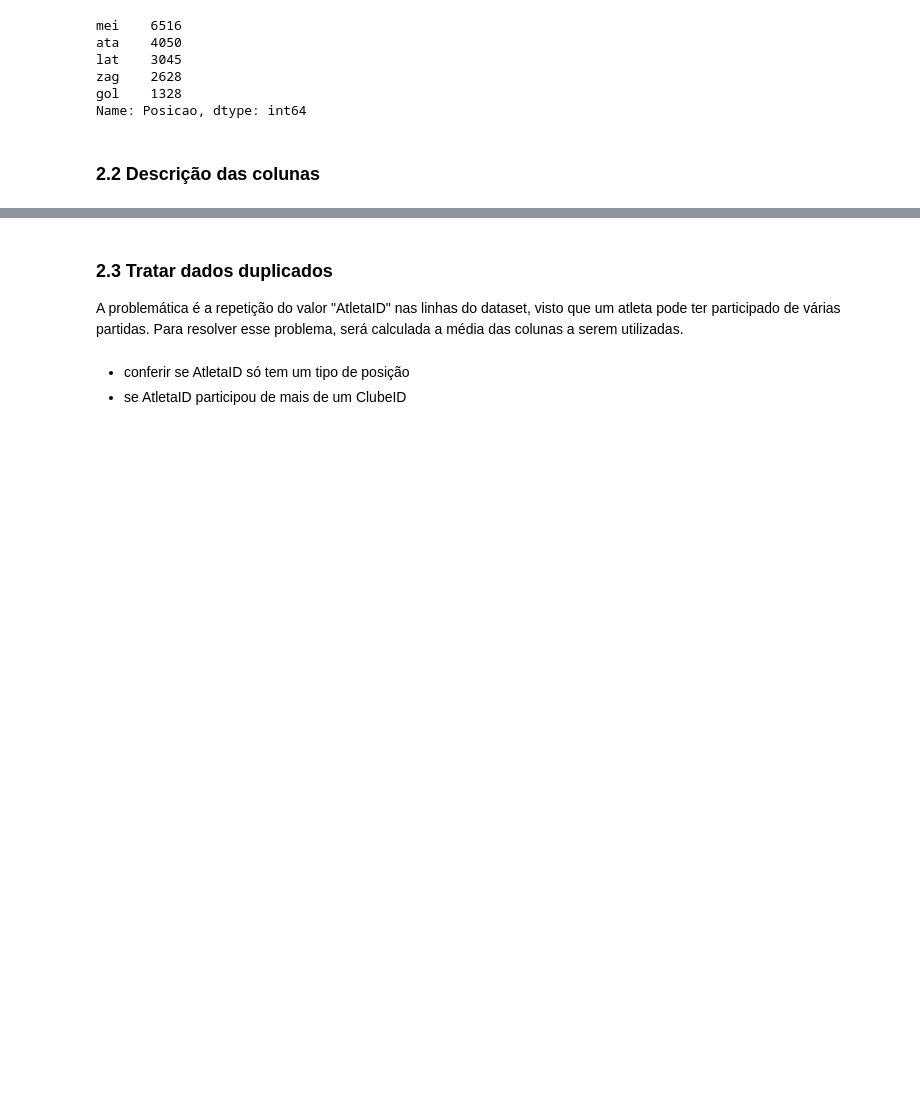
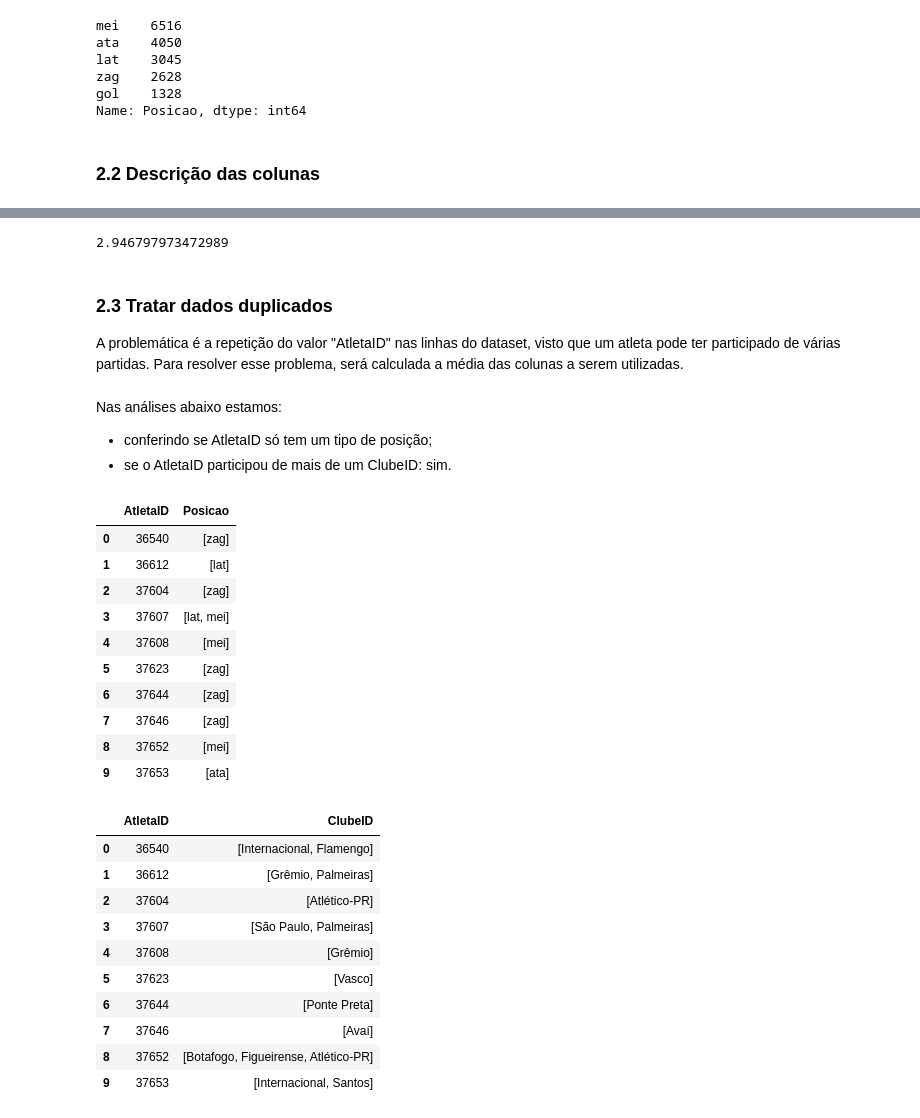
Before and after one commit to AndressaStefany/ClusteringAndCaRtola, a Jupyter notebook: Clustering.ipynb, the cells around one changed output, grey strips where cells are left out. Saved outputs shown, nothing was run; the diff lists cells and outputs as text; code cells hidden in the pictures; blank space fills up the shorter version.

```diff
--- a/Clustering.ipynb
+++ b/Clustering.ipynb
@@ -71,6 +71,11 @@ dados_agregados[colunas].describe()
 | 50% | 2.000000 | 2.880000 | 1.000000 | 2.000000 | 0.000000 | 0.000000 | 0.000000 | 1.000000 | 0.000000 | 0.000000 | 0.000000 | ... |
 | 75% | 5.200000 | 4.090000 | 2.000000 | 3.000000 | 0.000000 | 0.000000 | 1.000000 | 2.000000 | 0.000000 | 0.000000 | 0.000000 | ... |
 | max | 33.000000 | 21.830000 | 12.000000 | 14.000000 | 4.000000 | 2.000000 | 7.000000 | 10.000000 | 6.000000 | 3.000000 | 7.000000 | ... |
+# %%
+teste = dados_agregados[colunas].describe()
+teste.loc['mean','Pontos']
+# %% [output]
+2.946797973472989
 # %% [markdown]
 ### 2.3 Tratar dados duplicados
 
@@ -78,3 +88,4 @@ A problemática é a repetição do valor "AtletaID" nas linhas do dataset, vist
 # %% [markdown]
-- conferir se AtletaID só tem um tipo de posição
-- se AtletaID participou de mais de um ClubeID
+Nas análises abaixo estamos:
+- conferindo se AtletaID só tem um tipo de posição;
+- se o AtletaID participou de mais de um ClubeID: sim.
@@ -84,0 +92,29 @@ dados = dados[['Rodada','ClubeID','AtletaID','Posicao','Pontos','PontosMedia','F
+# %%
+df_posicao = dados.groupby(['AtletaID']).Posicao.unique().reset_index().head(10)
+display(df_posicao)
+
+df_clube = dados.groupby(['AtletaID']).ClubeID.unique().reset_index().head(10)
+display(df_clube)
+# %% [output]
+|  | AtletaID | Posicao |
+| 0 | 36540 | [zag] |
+| 1 | 36612 | [lat] |
+| 2 | 37604 | [zag] |
+| 3 | 37607 | [lat, mei] |
+| 4 | 37608 | [mei] |
+| 5 | 37623 | [zag] |
+| 6 | 37644 | [zag] |
+| 7 | 37646 | [zag] |
+| 8 | 37652 | [mei] |
+| 9 | 37653 | [ata] |
+|  | AtletaID | ClubeID |
+| 0 | 36540 | [Internacional, Flamengo] |
+| 1 | 36612 | [Grêmio, Palmeiras] |
+| 2 | 37604 | [Atlético-PR] |
+| 3 | 37607 | [São Paulo, Palmeiras] |
+| 4 | 37608 | [Grêmio] |
+| 5 | 37623 | [Vasco] |
+| 6 | 37644 | [Ponte Preta] |
+| 7 | 37646 | [Avaí] |
+| 8 | 37652 | [Botafogo, Figueirense, Atlético-PR] |
+| 9 | 37653 | [Internacional, Santos] |
```
Also changed, not shown: parts of 8 cells of this notebook.
